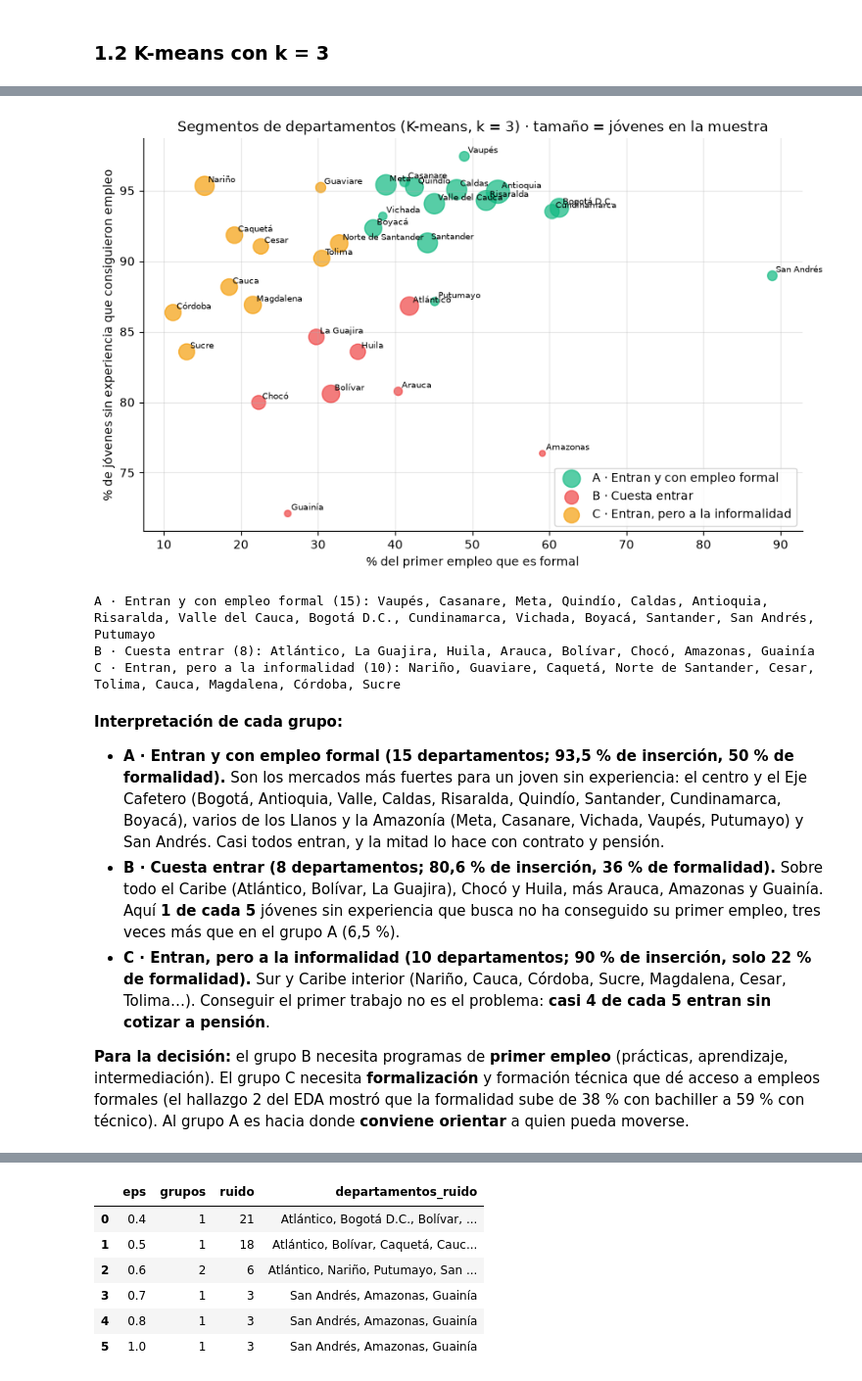
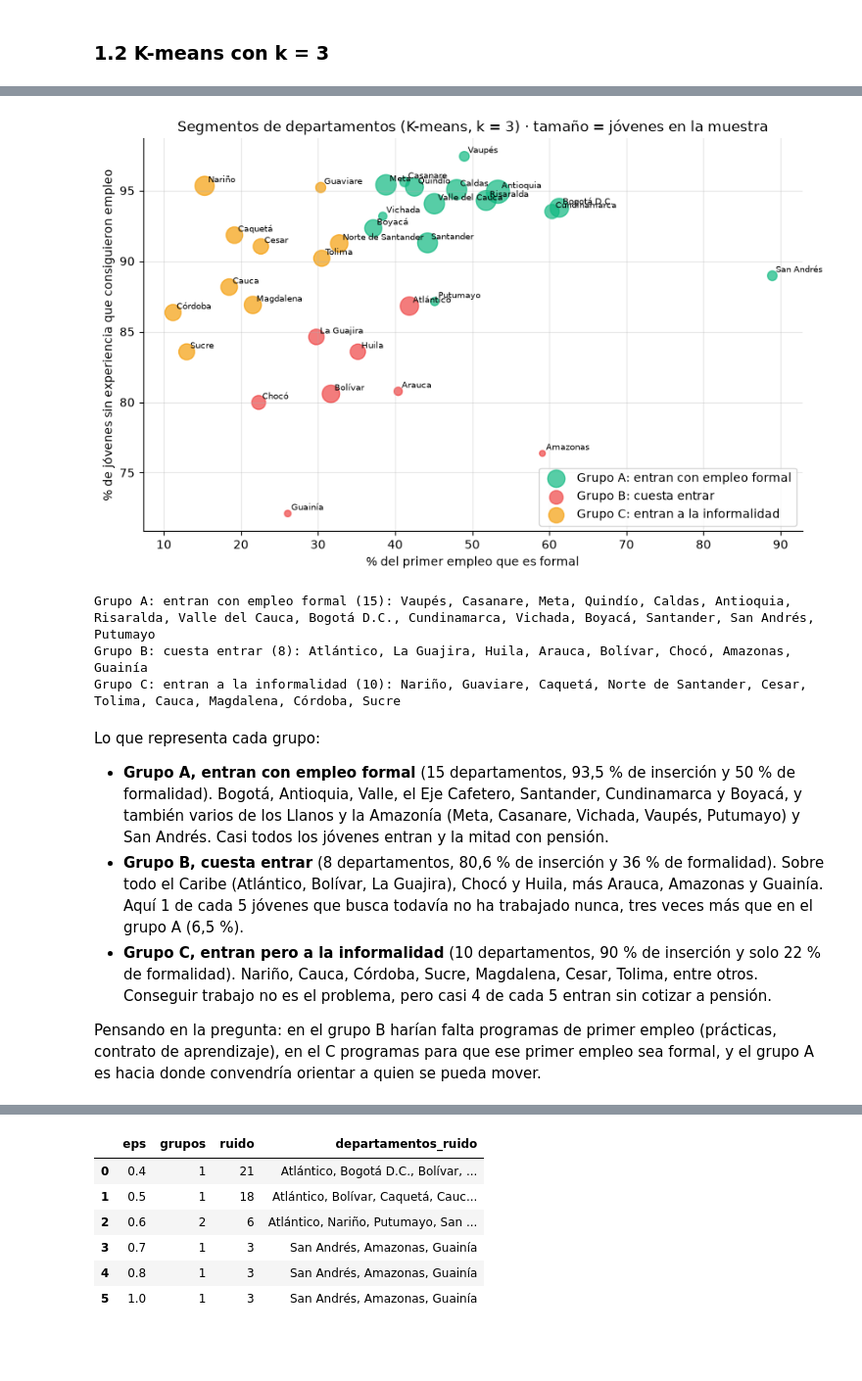
Before and after one commit to samuelvelez1003/Busqueda-Empleo, a Jupyter notebook: notebooks/04_segmentacion_modelo_anomalias.ipynb, the cells around one changed output, grey strips where cells are left out. Shown at 98% size. Cells and saved outputs as stored; diff of their text form; code cells hidden in the pictures; blank space fills up the shorter version.

```diff
--- a/notebooks/04_segmentacion_modelo_anomalias.ipynb
+++ b/notebooks/04_segmentacion_modelo_anomalias.ipynb
@@ -175,9 +166,9 @@ centros = deptos.groupby("cluster")[VARIABLES_SEG].mean()
 c_bajo = centros["tasa_insercion"].idxmin()
 resto = centros.drop(c_bajo)
 c_formal, c_informal = resto["pct_formal"].idxmax(), resto["pct_formal"].idxmin()
-NOMBRES = {c_formal: "A · Entran y con empleo formal",
-           c_bajo: "B · Cuesta entrar",
-           c_informal: "C · Entran, pero a la informalidad"}
+NOMBRES = {c_formal: "Grupo A: entran con empleo formal",
+           c_bajo: "Grupo B: cuesta entrar",
+           c_informal: "Grupo C: entran a la informalidad"}
 deptos["segmento"] = deptos["cluster"].map(NOMBRES)
 
 perfil = deptos.groupby("segmento").agg(
@@ -198,32 +189,32 @@ perfil
 # %%
-COLORES_SEG = {"A · Entran y con empleo formal": "#10b981", "B · Cuesta entrar": "#ef4444",
-               "C · Entran, pero a la informalidad": "#f59e0b"}
+COLORES_SEG = {"Grupo A: entran con empleo formal": "#10b981", "Grupo B: cuesta entrar": "#ef4444",
+               "Grupo C: entran a la informalidad": "#f59e0b"}
 
 fig, ax = plt.subplots(figsize=(10, 6))
 for seg, g in deptos.groupby("segmento"):
     ax.scatter(g["pct_formal"], g["tasa_insercion"], s=g["n_muestra"] / 8 + 20, alpha=.7,
                color=COLORES_SEG[seg], label=seg)
 for _, r in deptos.iterrows():
     ax.annotate(r["departamento"], (r["pct_formal"], r["tasa_insercion"]), fontsize=7,
                 xytext=(3, 3), textcoords="offset points")
 ax.set_xlabel("% del primer empleo que es formal")
 ax.set_ylabel("% de jóvenes sin experiencia que consiguieron empleo")
 ax.set_title("Segmentos de departamentos (K-means, k = 3) · tamaño = jóvenes en la muestra")
 ax.legend(loc="lower right")
 plt.show()
 
 for seg, g in deptos.sort_values("tasa_insercion", ascending=False).groupby("segmento"):
     print(f"{seg} ({len(g)}): {', '.join(g['departamento'])}")
 # %% [output]
-[figure, old version]
+[figure, new version]
-A · Entran y con empleo formal (15): Vaupés, Casanare, Meta, Quindío, Caldas, Antioquia, Risaralda, Valle del Cauca, Bogotá D.C., Cundinamarca, Vichada, Boyacá, Santander, San Andrés, Putumayo
-B · Cuesta entrar (8): Atlántico, La Guajira, Huila, Arauca, Bolívar, Chocó, Amazonas, Guainía
-C · Entran, pero a la informalidad (10): Nariño, Guaviare, Caquetá, Norte de Santander, Cesar, Tolima, Cauca, Magdalena, Córdoba, Sucre
+Grupo A: entran con empleo formal (15): Vaupés, Casanare, Meta, Quindío, Caldas, Antioquia, Risaralda, Valle del Cauca, Bogotá D.C., Cundinamarca, Vichada, Boyacá, Santander, San Andrés, Putumayo
+Grupo B: cuesta entrar (8): Atlántico, La Guajira, Huila, Arauca, Bolívar, Chocó, Amazonas, Guainía
+Grupo C: entran a la informalidad (10): Nariño, Guaviare, Caquetá, Norte de Santander, Cesar, Tolima, Cauca, Magdalena, Córdoba, Sucre
 # %% [markdown]
-**Interpretación de cada grupo:**
+Lo que representa cada grupo:
 
-- **A · Entran y con empleo formal (15 departamentos; 93,5 % de inserción, 50 % de formalidad).** Son los mercados más fuertes para un joven sin experiencia: el centro y el Eje Cafetero (Bogotá, Antioquia, Valle, Caldas, Risaralda, Quindío, Santander, Cundinamarca, Boyacá), varios de los Llanos y la Amazonía (Meta, Casanare, Vichada, Vaupés, Putumayo) y San Andrés. Casi todos entran, y la mitad lo hace con contrato y pensión.
-- **B · Cuesta entrar (8 departamentos; 80,6 % de inserción, 36 % de formalidad).** Sobre todo el Caribe (Atlántico, Bolívar, La Guajira), Chocó y Huila, más Arauca, Amazonas y Guainía. Aquí **1 de cada 5** jóvenes sin experiencia que busca no ha conseguido su primer empleo, tres veces más que en el grupo A (6,5 %).
-- **C · Entran, pero a la informalidad (10 departamentos; 90 % de inserción, solo 22 % de formalidad).** Sur y Caribe interior (Nariño, Cauca, Córdoba, Sucre, Magdalena, Cesar, Tolima…). Conseguir el primer trabajo no es el problema: **casi 4 de cada 5 entran sin cotizar a pensión**.
+- **Grupo A, entran con empleo formal** (15 departamentos, 93,5 % de inserción y 50 % de formalidad). Bogotá, Antioquia, Valle, el Eje Cafetero, Santander, Cundinamarca y Boyacá, y también varios de los Llanos y la Amazonía (Meta, Casanare, Vichada, Vaupés, Putumayo) y San Andrés. Casi todos los jóvenes entran y la mitad con pensión.
+- **Grupo B, cuesta entrar** (8 departamentos, 80,6 % de inserción y 36 % de formalidad). Sobre todo el Caribe (Atlántico, Bolívar, La Guajira), Chocó y Huila, más Arauca, Amazonas y Guainía. Aquí 1 de cada 5 jóvenes que busca todavía no ha trabajado nunca, tres veces más que en el grupo A (6,5 %).
+- **Grupo C, entran pero a la informalidad** (10 departamentos, 90 % de inserción y solo 22 % de formalidad). Nariño, Cauca, Córdoba, Sucre, Magdalena, Cesar, Tolima, entre otros. Conseguir trabajo no es el problema, pero casi 4 de cada 5 entran sin cotizar a pensión.
 
-**Para la decisión:** el grupo B necesita programas de **primer empleo** (prácticas, aprendizaje, intermediación). El grupo C necesita **formalización** y formación técnica que dé acceso a empleos formales (el hallazgo 2 del EDA mostró que la formalidad sube de 38 % con bachiller a 59 % con técnico). Al grupo A es hacia donde **conviene orientar** a quien pueda moverse.
+Pensando en la pregunta: en el grupo B harían falta programas de primer empleo (prácticas, contrato de aprendizaje), en el C programas para que ese primer empleo sea formal, y el grupo A es hacia donde convendría orientar a quien se pueda mover.
```
Also changed, not shown: parts of 38 cells of this notebook, 5 other files.
